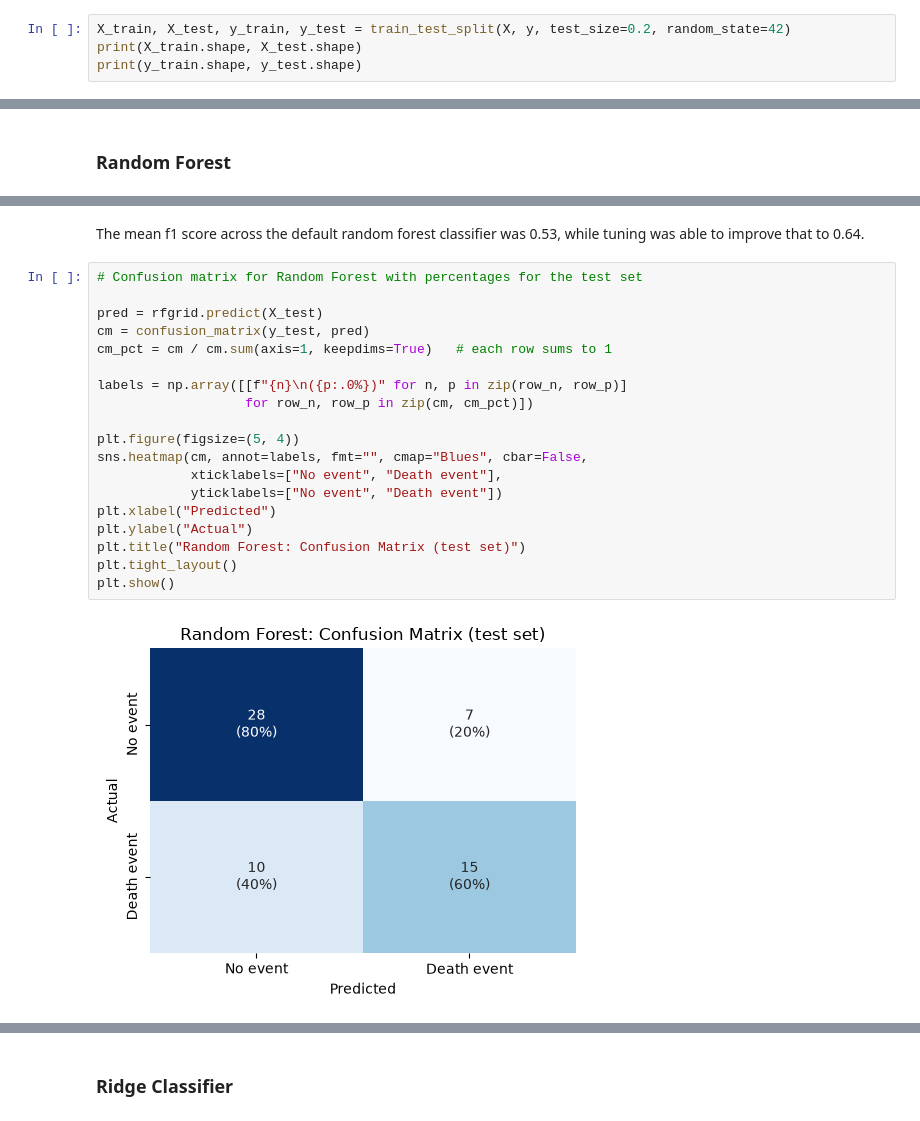
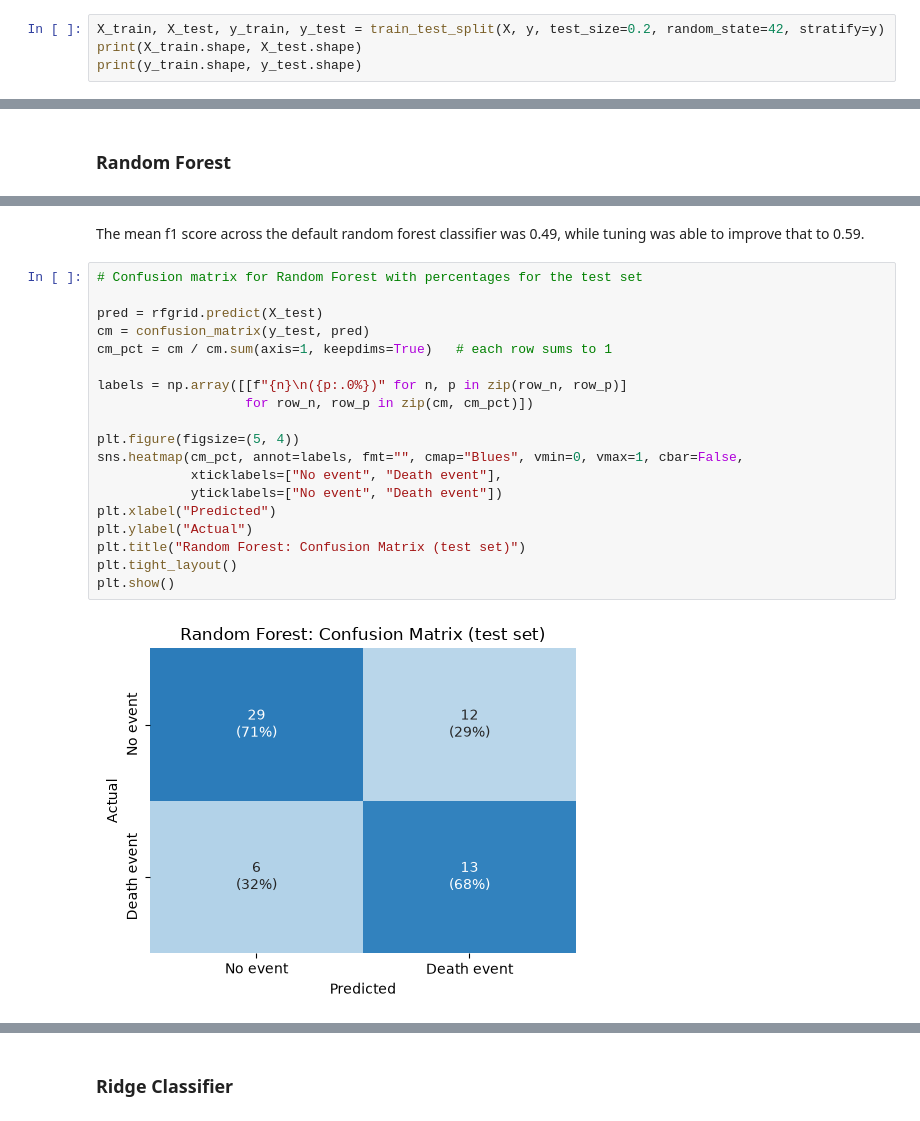
Before and after one commit to jettquitteau/heart_disease_prediction, a Jupyter notebook: heart-disease-pipeline.ipynb, the cells around one changed output, grey strips where cells are left out. Cells and saved outputs as stored; diff of their text form.

```diff
--- a/heart-disease-pipeline.ipynb
+++ b/heart-disease-pipeline.ipynb
@@ -352,7 +352,7 @@ print(X.columns.tolist())
 # %% [output]
 ['age', 'anaemia', 'creatinine_phosphokinase', 'diabetes', 'ejection_fraction', 'high_blood_pressure', 'platelets', 'serum_creatinine', 'serum_sodium', 'sex', 'smoking']
 # %%
-X_train, X_test, y_train, y_test = train_test_split(X, y, test_size=0.2, random_state=42)
+X_train, X_test, y_train, y_test = train_test_split(X, y, test_size=0.2, random_state=42, stratify=y)
 print(X_train.shape, X_test.shape)
 print(y_train.shape, y_test.shape)
 # %% [output]
@@ -412,26 +412,26 @@ RF     test  Accuracy=0.717  Precision=0.682  Recall=0.600  F1=0.638  AUC=0.787
 # %% [markdown]
-The mean f1 score across the default random forest classifier was 0.53, while tuning was able to improve that to 0.64.
+The mean f1 score across the default random forest classifier was 0.49, while tuning was able to improve that to 0.59.
 # %%
 # Confusion matrix for Random Forest with percentages for the test set
 
 pred = rfgrid.predict(X_test)
 cm = confusion_matrix(y_test, pred)
 cm_pct = cm / cm.sum(axis=1, keepdims=True)   # each row sums to 1
 
 labels = np.array([[f"{n}\n({p:.0%})" for n, p in zip(row_n, row_p)]
                    for row_n, row_p in zip(cm, cm_pct)])
 
 plt.figure(figsize=(5, 4))
-sns.heatmap(cm, annot=labels, fmt="", cmap="Blues", cbar=False,
+sns.heatmap(cm_pct, annot=labels, fmt="", cmap="Blues", vmin=0, vmax=1, cbar=False,
             xticklabels=["No event", "Death event"],
             yticklabels=["No event", "Death event"])
 plt.xlabel("Predicted")
 plt.ylabel("Actual")
 plt.title("Random Forest: Confusion Matrix (test set)")
 plt.tight_layout()
 plt.show()
 # %% [output]
-[figure, old version]
+[figure, new version]
 # %%
 RocCurveDisplay.from_estimator(rfgrid, X_test, y_test, name="RF")
 plt.title("ROC curve (test set)")
```
Also changed, not shown: parts of 19 cells of this notebook.
